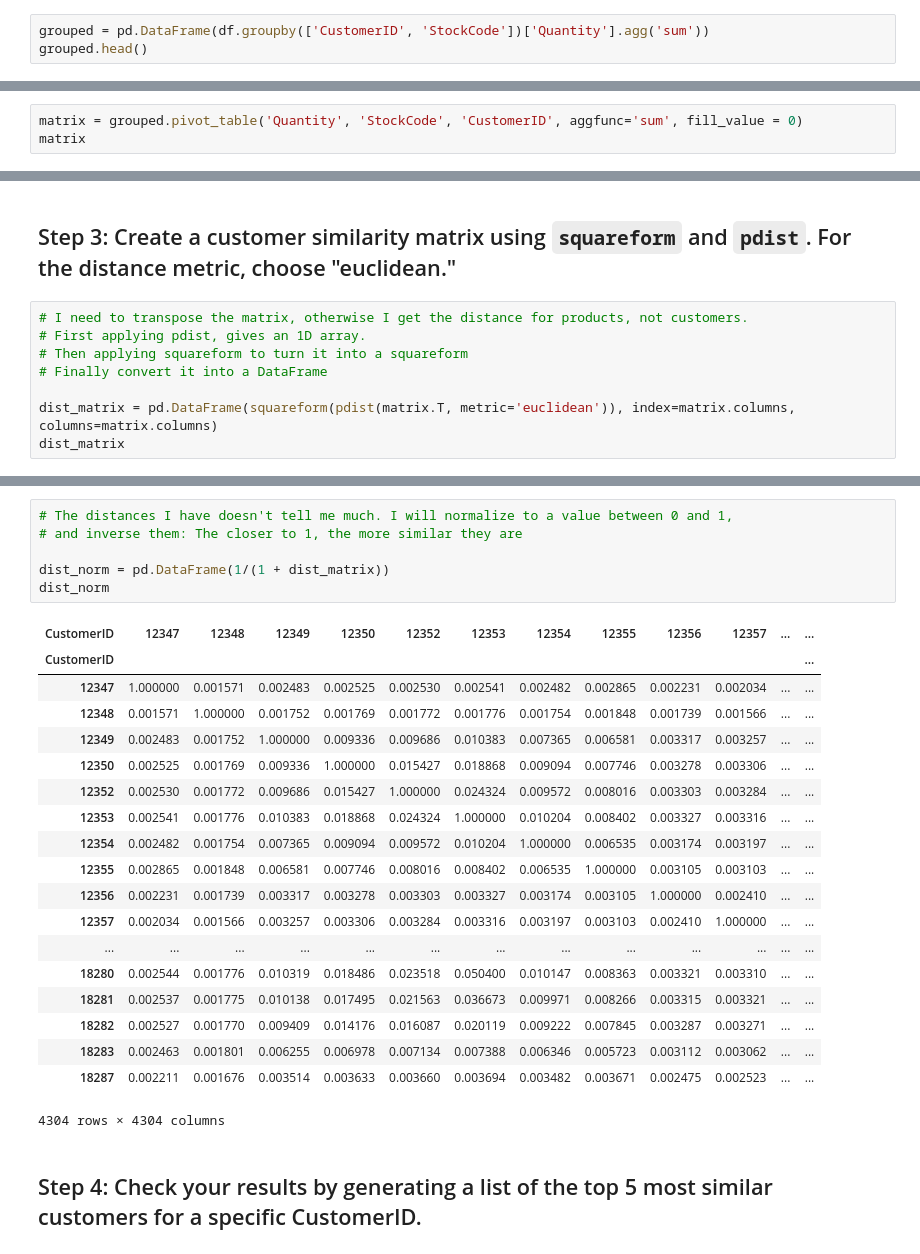
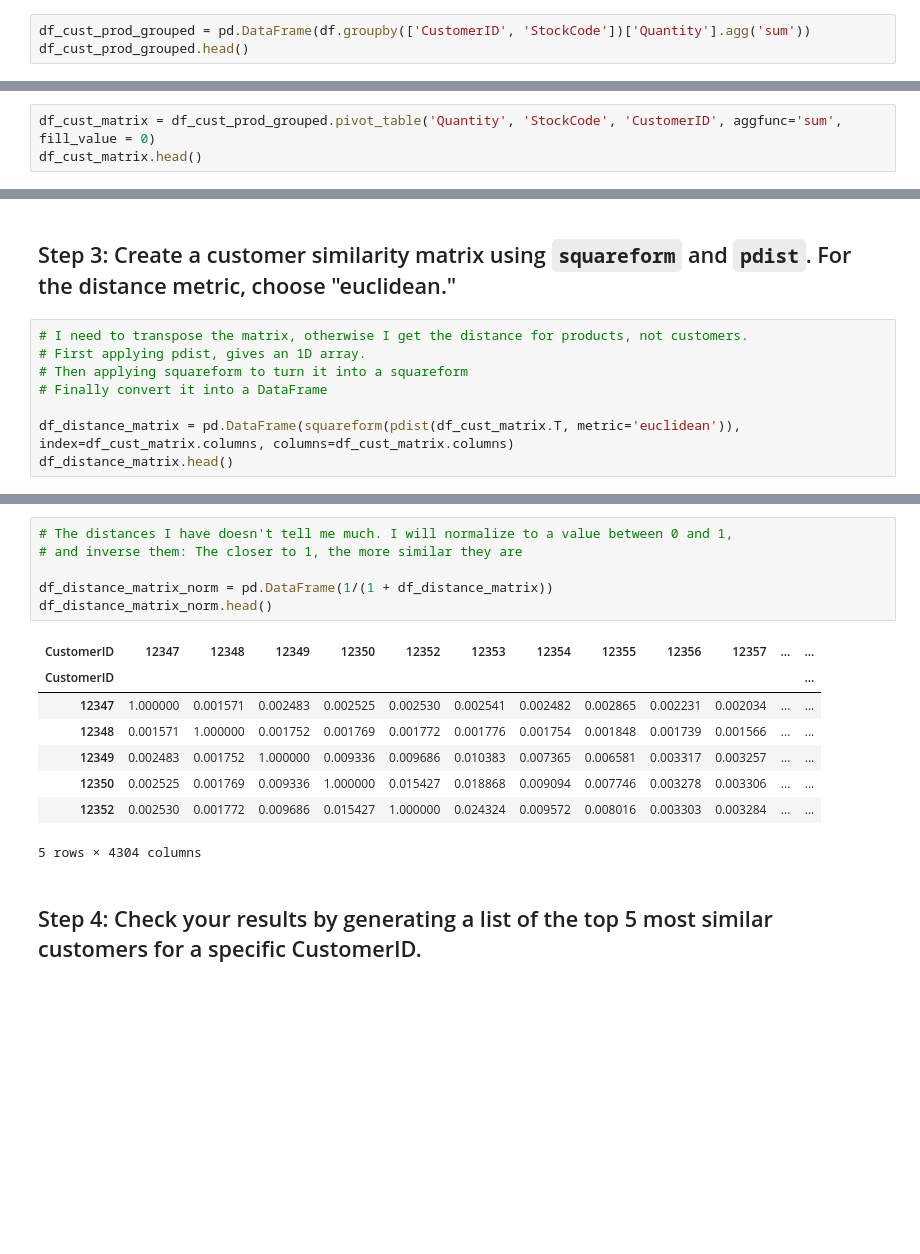
Before and after one commit to tristar82/Project-Week-8-Final-Project, a Jupyter notebook: your-project/Code/3_Recommender_System.ipynb, the cells around one changed output, grey strips where cells are left out. Drawn from its saved outputs; the diff is of its cells as text; blank space fills up the shorter version.

```diff
--- a/your-project/Code/3_Recommender_System.ipynb
+++ b/your-project/Code/3_Recommender_System.ipynb
@@ -35,8 +35,8 @@ df.shape
 
 You will need to group by CustomerID and ProductName and then sum the Quantity field.
 # %%
-grouped = pd.DataFrame(df.groupby(['CustomerID', 'StockCode'])['Quantity'].agg('sum'))
-grouped.head()
+df_cust_prod_grouped = pd.DataFrame(df.groupby(['CustomerID', 'StockCode'])['Quantity'].agg('sum'))
+df_cust_prod_grouped.head()
 # %% [output]
 |  |  | Quantity |
 | CustomerID | StockCode |  |
@@ -50,8 +50,8 @@ grouped.head()
 
 The rows of the matrix should represent the products, the columns should represent the customers, and the values should be the quantities of each product purchased by each customer. You will also need to replace nulls with zeros, which you can do using the `fillna` method.
 # %%
-matrix = grouped.pivot_table('Quantity', 'StockCode', 'CustomerID', aggfunc='sum', fill_value = 0)
-matrix
+df_cust_matrix = df_cust_prod_grouped.pivot_table('Quantity', 'StockCode', 'CustomerID', aggfunc='sum', fill_value = 0)
+df_cust_matrix.head()
 # %% [output]
 | CustomerID | 12347 | 12348 | 12349 | 12350 | 12352 | 12353 | 12354 | 12355 | 12356 | 12357 | ... | ... |
 | StockCode |  |  |  |  |  |  |  |  |  |  |  | ... |
@@ -80,8 +69,8 @@ matrix
 # Then applying squareform to turn it into a squareform
 # Finally convert it into a DataFrame
 
-dist_matrix = pd.DataFrame(squareform(pdist(matrix.T, metric='euclidean')), index=matrix.columns, columns=matrix.columns)
-dist_matrix
+df_distance_matrix = pd.DataFrame(squareform(pdist(df_cust_matrix.T, metric='euclidean')), index=df_cust_matrix.columns, columns=df_cust_matrix.columns)
+df_distance_matrix.head()
 # %% [output]
 | CustomerID | 12347 | 12348 | 12349 | 12350 | 12352 | 12353 | 12354 | 12355 | 12356 | 12357 | ... | ... |
 | CustomerID |  |  |  |  |  |  |  |  |  |  |  | ... |
@@ -105,28 +83,17 @@ dist_matrix
 # %%
 # The distances I have doesn't tell me much. I will normalize to a value between 0 and 1,
 # and inverse them: The closer to 1, the more similar they are
 
-dist_norm = pd.DataFrame(1/(1 + dist_matrix))
-dist_norm
+df_distance_matrix_norm = pd.DataFrame(1/(1 + df_distance_matrix))
+df_distance_matrix_norm.head()
 # %% [output]
 | CustomerID | 12347 | 12348 | 12349 | 12350 | 12352 | 12353 | 12354 | 12355 | 12356 | 12357 | ... | ... |
 | CustomerID |  |  |  |  |  |  |  |  |  |  |  | ... |
 | 12347 | 1.000000 | 0.001571 | 0.002483 | 0.002525 | 0.002530 | 0.002541 | 0.002482 | 0.002865 | 0.002231 | 0.002034 | ... | ... |
 | 12348 | 0.001571 | 1.000000 | 0.001752 | 0.001769 | 0.001772 | 0.001776 | 0.001754 | 0.001848 | 0.001739 | 0.001566 | ... | ... |
 | 12349 | 0.002483 | 0.001752 | 1.000000 | 0.009336 | 0.009686 | 0.010383 | 0.007365 | 0.006581 | 0.003317 | 0.003257 | ... | ... |
 | 12350 | 0.002525 | 0.001769 | 0.009336 | 1.000000 | 0.015427 | 0.018868 | 0.009094 | 0.007746 | 0.003278 | 0.003306 | ... | ... |
 | 12352 | 0.002530 | 0.001772 | 0.009686 | 0.015427 | 1.000000 | 0.024324 | 0.009572 | 0.008016 | 0.003303 | 0.003284 | ... | ... |
-| 12353 | 0.002541 | 0.001776 | 0.010383 | 0.018868 | 0.024324 | 1.000000 | 0.010204 | 0.008402 | 0.003327 | 0.003316 | ... | ... |
-| 12354 | 0.002482 | 0.001754 | 0.007365 | 0.009094 | 0.009572 | 0.010204 | 1.000000 | 0.006535 | 0.003174 | 0.003197 | ... | ... |
-| 12355 | 0.002865 | 0.001848 | 0.006581 | 0.007746 | 0.008016 | 0.008402 | 0.006535 | 1.000000 | 0.003105 | 0.003103 | ... | ... |
-| 12356 | 0.002231 | 0.001739 | 0.003317 | 0.003278 | 0.003303 | 0.003327 | 0.003174 | 0.003105 | 1.000000 | 0.002410 | ... | ... |
-| 12357 | 0.002034 | 0.001566 | 0.003257 | 0.003306 | 0.003284 | 0.003316 | 0.003197 | 0.003103 | 0.002410 | 1.000000 | ... | ... |
-| ... | ... | ... | ... | ... | ... | ... | ... | ... | ... | ... | ... | ... |
-| 18280 | 0.002544 | 0.001776 | 0.010319 | 0.018486 | 0.023518 | 0.050400 | 0.010147 | 0.008363 | 0.003321 | 0.003310 | ... | ... |
-| 18281 | 0.002537 | 0.001775 | 0.010138 | 0.017495 | 0.021563 | 0.036673 | 0.009971 | 0.008266 | 0.003315 | 0.003321 | ... | ... |
-| 18282 | 0.002527 | 0.001770 | 0.009409 | 0.014176 | 0.016087 | 0.020119 | 0.009222 | 0.007845 | 0.003287 | 0.003271 | ... | ... |
-| 18283 | 0.002463 | 0.001801 | 0.006255 | 0.006978 | 0.007134 | 0.007388 | 0.006346 | 0.005723 | 0.003112 | 0.003062 | ... | ... |
-| 18287 | 0.002211 | 0.001676 | 0.003514 | 0.003633 | 0.003660 | 0.003694 | 0.003482 | 0.003671 | 0.002475 | 0.002523 | ... | ... |
-4304 rows × 4304 columns
+5 rows × 4304 columns
 # %% [markdown]
 ## Step 4: Check your results by generating a list of the top 5 most similar customers for a specific CustomerID.
```
Also changed, not shown: parts of 31 cells of this notebook.
